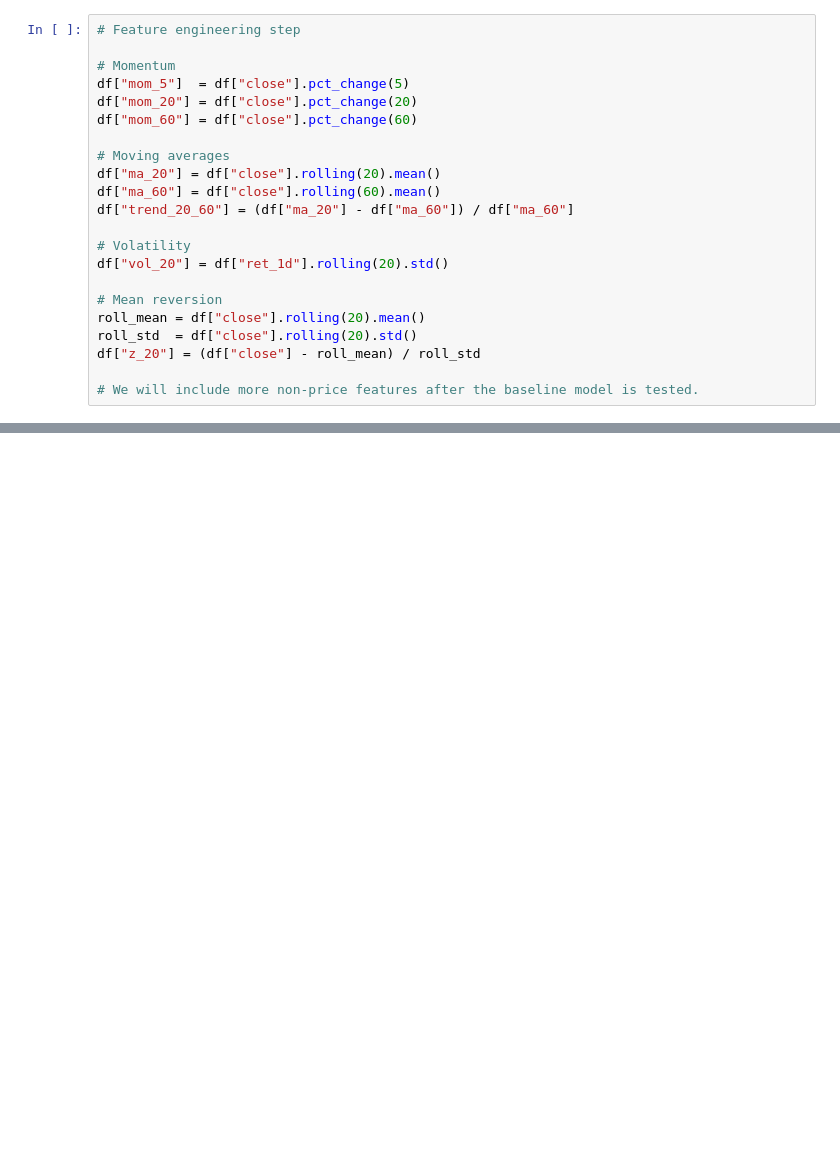
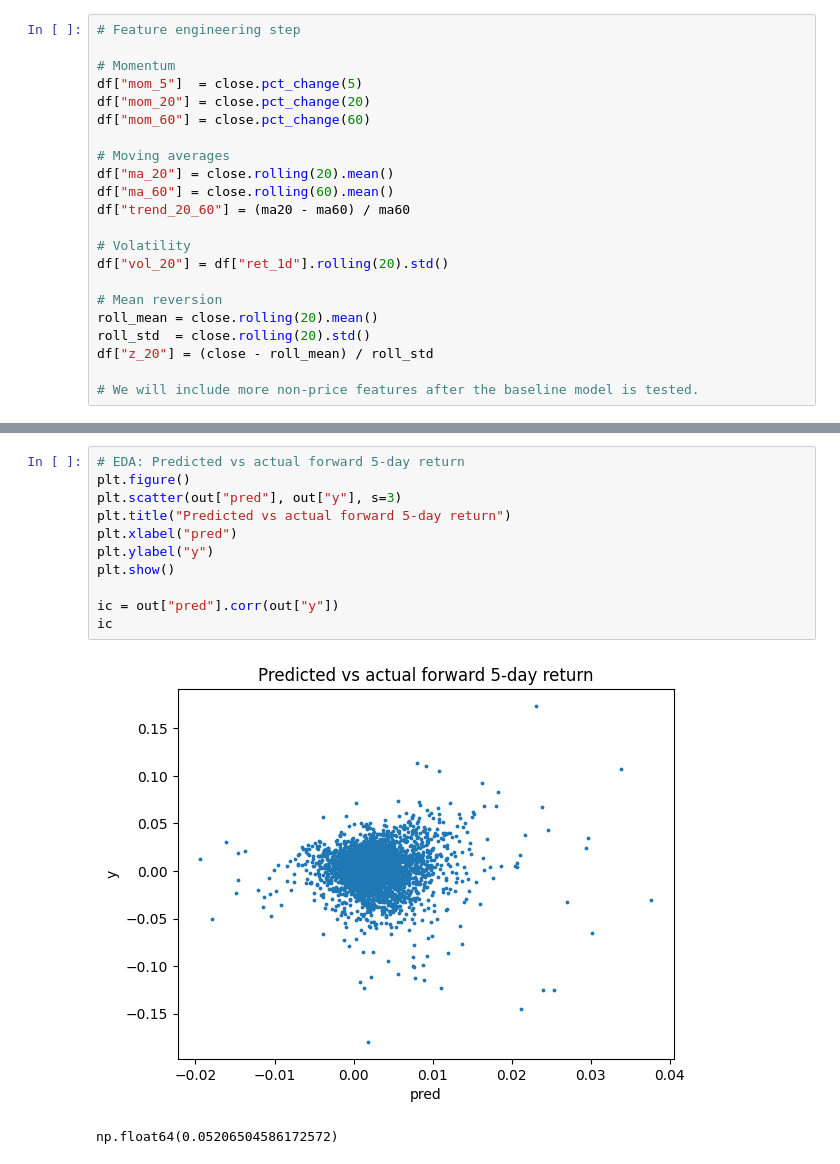
Before and after one commit to gabrieltang515/assetprediction, a Jupyter notebook: notebooks/q1_spy_regression.ipynb, the cells around one changed output, grey strips where cells are left out. Saved outputs shown, nothing was run; the diff lists cells and outputs as text; blank space fills up the shorter version.

```diff
--- a/notebooks/q1_spy_regression.ipynb
+++ b/notebooks/q1_spy_regression.ipynb
@@ -63,22 +91,22 @@ df["y"] = df["close"].pct_change(H).shift(-H) # calculates future H-day return
 # Feature engineering step
 
 # Momentum
-df["mom_5"]  = df["close"].pct_change(5)
-df["mom_20"] = df["close"].pct_change(20)
-df["mom_60"] = df["close"].pct_change(60)
+df["mom_5"]  = close.pct_change(5)
+df["mom_20"] = close.pct_change(20)
+df["mom_60"] = close.pct_change(60)
 
 # Moving averages
-df["ma_20"] = df["close"].rolling(20).mean()
-df["ma_60"] = df["close"].rolling(60).mean()
-df["trend_20_60"] = (df["ma_20"] - df["ma_60"]) / df["ma_60"]
+df["ma_20"] = close.rolling(20).mean()
+df["ma_60"] = close.rolling(60).mean()
+df["trend_20_60"] = (ma20 - ma60) / ma60
 
 # Volatility
 df["vol_20"] = df["ret_1d"].rolling(20).std()
 
 # Mean reversion
-roll_mean = df["close"].rolling(20).mean()
-roll_std  = df["close"].rolling(20).std()
-df["z_20"] = (df["close"] - roll_mean) / roll_std
+roll_mean = close.rolling(20).mean()
+roll_std  = close.rolling(20).std()
+df["z_20"] = (close - roll_mean) / roll_std
 
 # We will include more non-price features after the baseline model is tested.
 # %%
@@ -115,0 +187,14 @@ out.head()
+# %%
+# EDA: Predicted vs actual forward 5-day return
+plt.figure()
+plt.scatter(out["pred"], out["y"], s=3)
+plt.title("Predicted vs actual forward 5-day return")
+plt.xlabel("pred")
+plt.ylabel("y")
+plt.show()
+
+ic = out["pred"].corr(out["y"])
+ic
+# %% [output]
+[figure, added]
+np.float64(0.05206504586172572)
```
Also changed, not shown: parts of 21 cells of this notebook.
